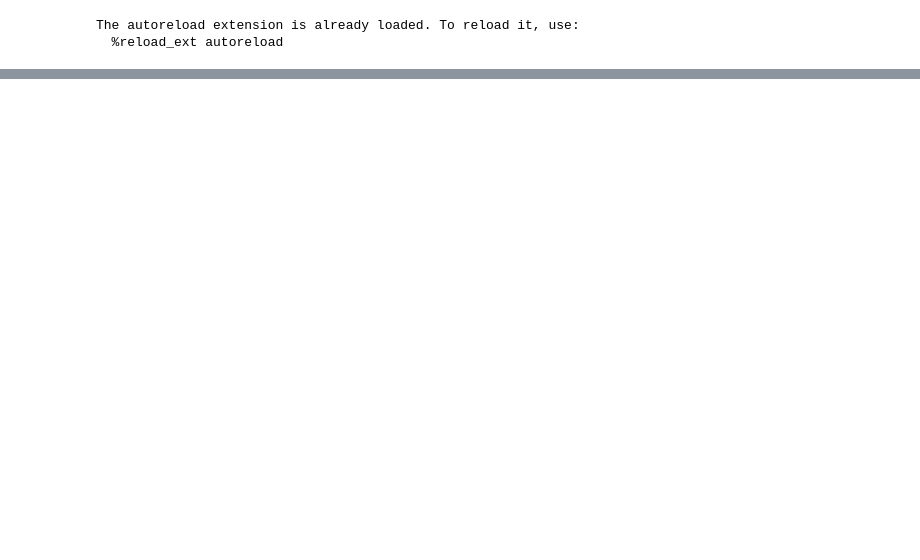
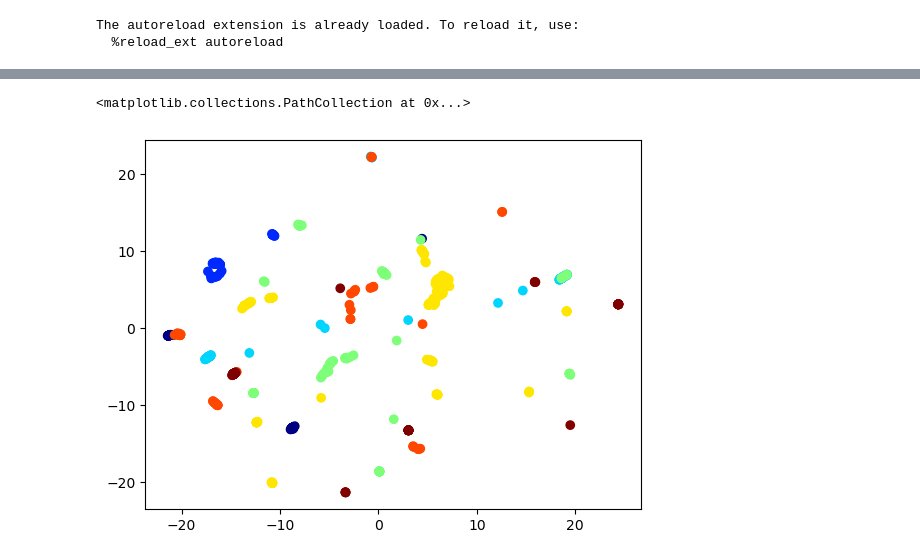
Before and after one commit to texsmv/mts_feature_learning, a Jupyter notebook: pamap2.ipynb, the cells around one changed output, grey strips where cells are left out. Drawn from its saved outputs; the diff is of its cells as text; code cells hidden in the pictures; blank space fills up the shorter version.

```diff
--- a/pamap2.ipynb
+++ b/pamap2.ipynb
@@ -102,3 +88,8 @@ coords = reducer.fit_transform(features, y=y)
+# %%
+plt.scatter(test_coords[:,0], test_coords[:,1], c=ts_test.y, cmap='jet')
+# %% [output]
+<matplotlib.collections.PathCollection at 0x...>
+[figure, added]
 # %%
 import sys
 sys.path.insert(0, '/home/texs/Documentos/Repositories/mts_viz')
```
Also changed, not shown: parts of 13 cells of this notebook, 6 other files.
